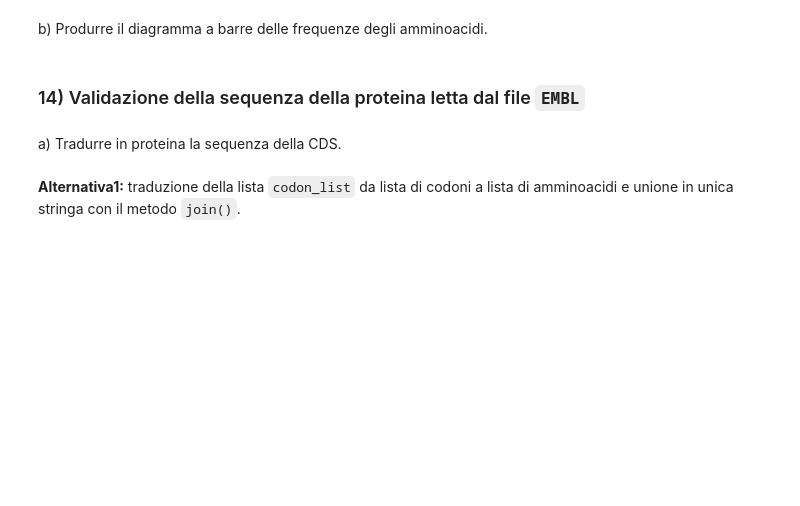
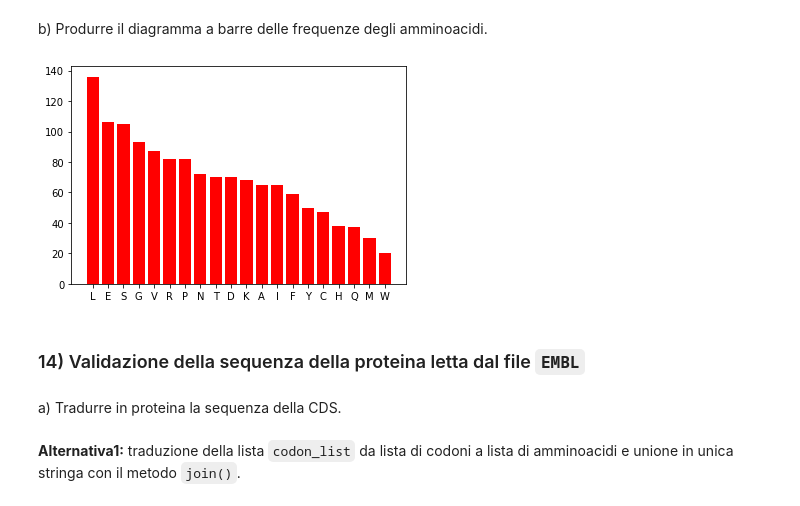
Before and after one commit to bioinformatica-corso/lezioni, a Jupyter notebook: laboratorio/lab7-25ott22/esercizio4-soluzione.ipynb, the cells around one changed output. Saved outputs shown, nothing was run; the diff lists cells and outputs as text; code cells hidden in the pictures; blank space fills up the shorter version.

```diff
--- a/laboratorio/lab7-25ott22/esercizio4-soluzione.ipynb
+++ b/laboratorio/lab7-25ott22/esercizio4-soluzione.ipynb
@@ -160,4 +384,7 @@ ammino_list
 # %% [markdown]
 a) Costruire la lista di tuple *(amminoacido, frequenza)* elencate per frequenza decrescente.
+# %%
+ammino_counter = Counter(protein_sequence)
+ammino_frequency = ammino_counter.most_common()
 # %%
 ammino_frequency
@@ -164,5 +412,15 @@ ammino_frequency
 # %% [markdown]
 b) Produrre il diagramma a barre delle frequenze degli amminoacidi.
+# %%
+from matplotlib import pyplot as plt
+
+x = [aa[0] for aa in ammino_frequency]
+y = [aa[1] for aa in ammino_frequency]
+
+plt.bar(x, y, color = 'red')
+plt.show()
+# %% [output]
+[figure, added]
 # %% [markdown]
 ### 14) Validazione della sequenza della proteina letta dal file `EMBL`
 # %% [markdown]
```
Also changed, not shown: parts of 43 cells of this notebook.
